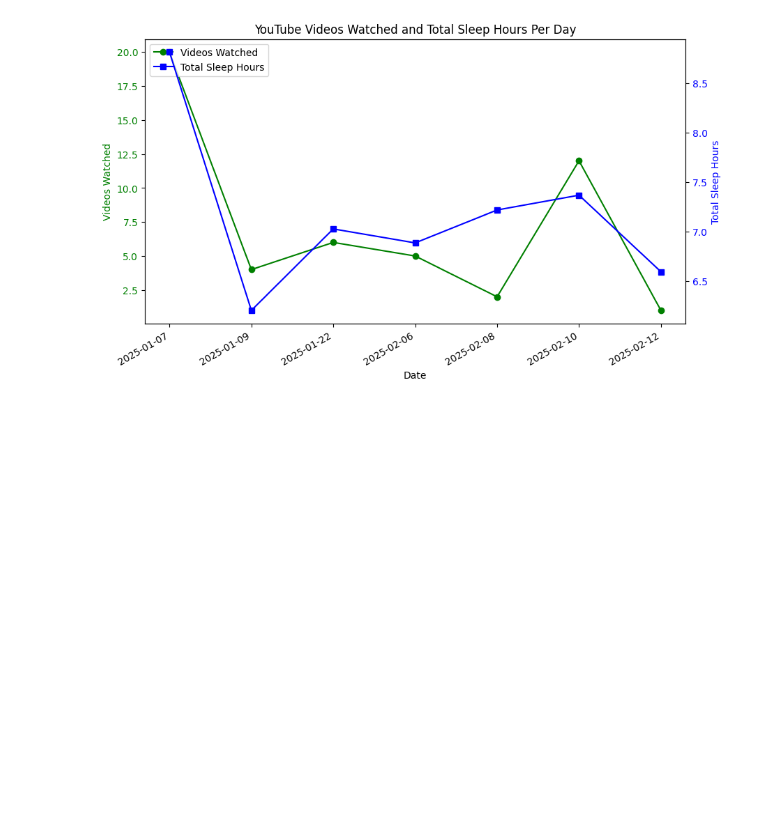
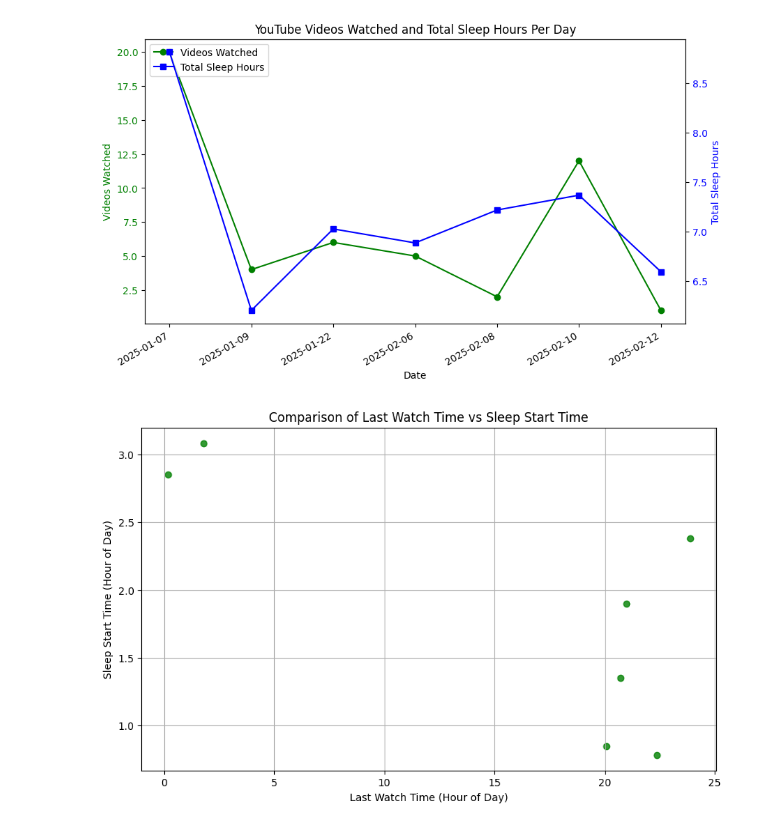
Before and after one commit to elaine-zhang12/google_takeout_sleep, a Jupyter notebook: analysis/youtube_sleep_inference.ipynb, the cells around one changed output. Saved outputs shown, nothing was run; the diff lists cells and outputs as text; code cells hidden in the pictures; blank space fills up the shorter version.

Commit message:
more plots for youtube data

```diff
--- a/analysis/youtube_sleep_inference.ipynb
+++ b/analysis/youtube_sleep_inference.ipynb
@@ -83,3 +83,32 @@ ax1.legend(lines_1 + lines_2, labels_1 + labels_2, loc='upper left')
 plt.show()
 # %% [output]
 [figure]
+# %%
+# Convert datetime columns to decimal hours
+df["sleep_start"] = pd.to_datetime(df["sleep_start"])
+df['sleep_start_hour'] = (
+    df['sleep_start'].dt.hour +
+    df['sleep_start'].dt.minute / 60.0
+)
+
+# Create a scatter plot comparing last watch time with sleep start time
+plt.figure(figsize=(10, 6))
+plt.scatter(
+    df['watch_hour'],
+    df['sleep_start_hour'],
+    color='green', alpha=0.8
+)
+
+plt.xlabel('Last Watch Time (Hour of Day)')
+plt.ylabel('Sleep Start Time (Hour of Day)')
+plt.title('Comparison of Last Watch Time vs Sleep Start Time')
+plt.grid(True)
+
+# # Optional: Add a reference line (x = y) to visualize differences
+# plt.plot([0, 24], [0, 24], 'r--', alpha=0.5)
+# plt.xlim(0, 24)
+# plt.ylim(0, 24)
+
+plt.show()
+# %% [output]
+[figure, added]
```
